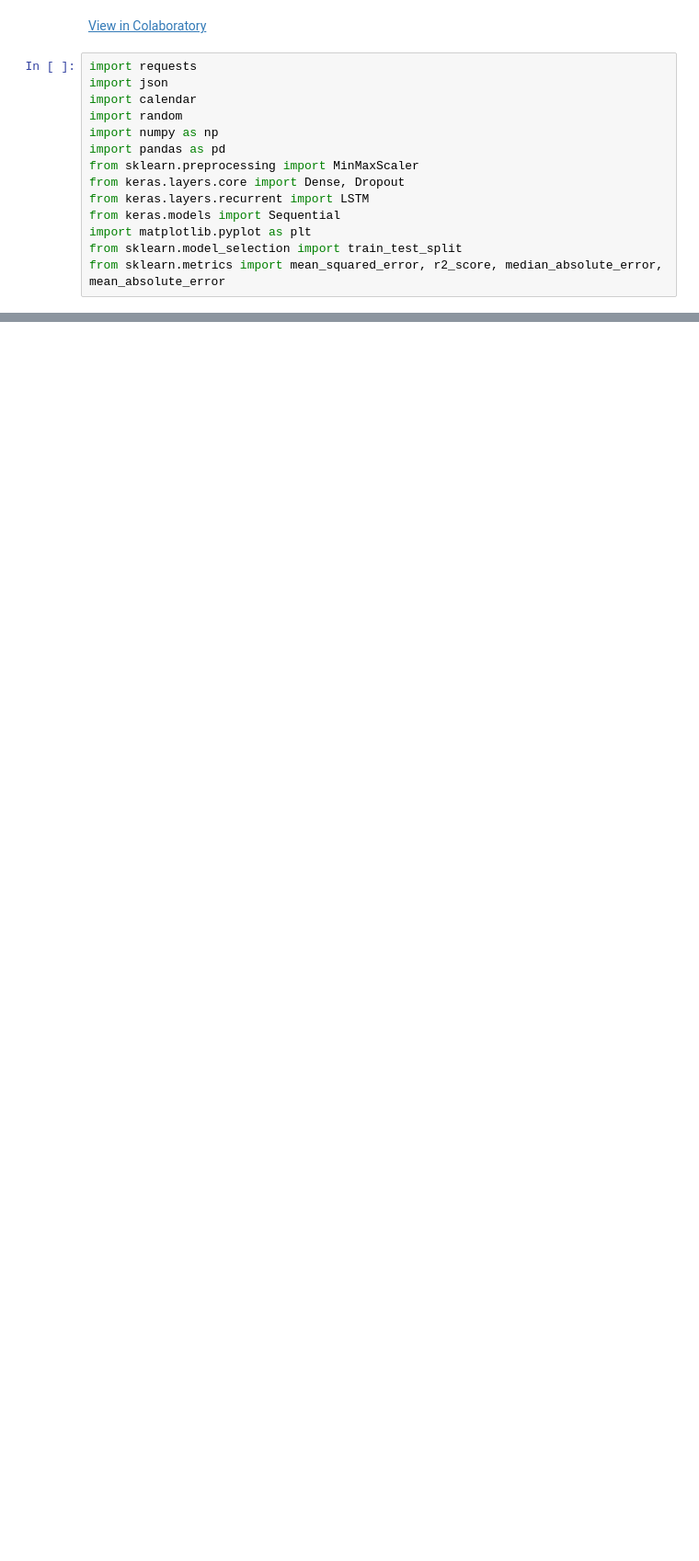
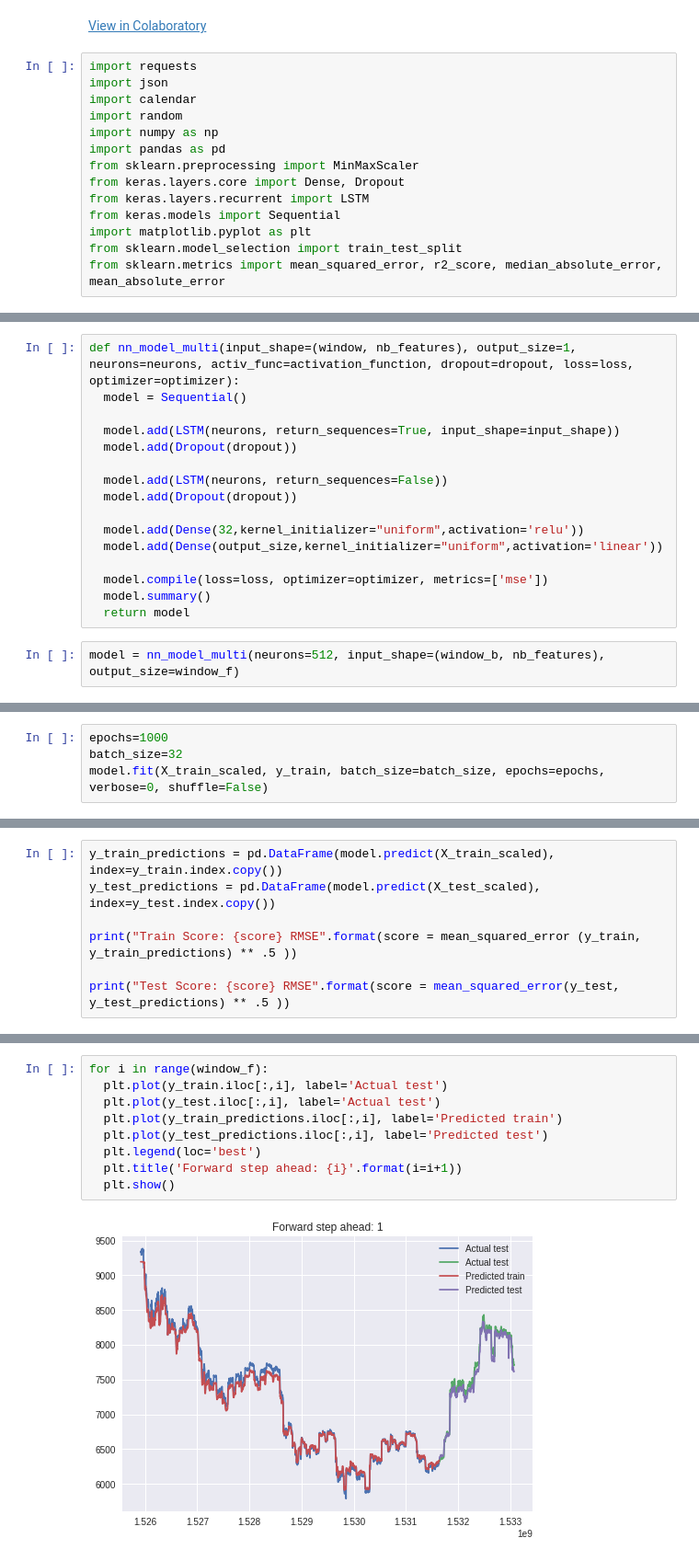
Before and after one commit to MarcinWylot/CryptocurrencyPricePredictor, a Jupyter notebook: BitcoinPredictWithLSTM.ipynb, the cells around one changed output, grey strips where cells are left out. Shown at 92% size. Saved outputs shown, nothing was run; the diff lists cells and outputs as text; blank space fills up the shorter version.

```diff
--- a/BitcoinPredictWithLSTM.ipynb
+++ b/BitcoinPredictWithLSTM.ipynb
@@ -190,0 +342,18 @@ plt.show()
+# %%
+def nn_model_multi(input_shape=(window, nb_features), output_size=1, neurons=neurons, activ_func=activation_function, dropout=dropout, loss=loss, optimizer=optimizer):
+  model = Sequential()
+
+  model.add(LSTM(neurons, return_sequences=True, input_shape=input_shape))
+  model.add(Dropout(dropout))
+
+  model.add(LSTM(neurons, return_sequences=False))
+  model.add(Dropout(dropout))
+
+  model.add(Dense(32,kernel_initializer="uniform",activation='relu'))
+  model.add(Dense(output_size,kernel_initializer="uniform",activation='linear'))
+
+  model.compile(loss=loss, optimizer=optimizer, metrics=['mse'])
+  model.summary()
+  return model
+# %%
+model = nn_model_multi(neurons=512, input_shape=(window_b, nb_features), output_size=window_f)
@@ -190,0 +380,4 @@ plt.show()
+# %%
+epochs=1000
+batch_size=32
+model.fit(X_train_scaled, y_train, batch_size=batch_size, epochs=epochs, verbose=0, shuffle=False)
@@ -190,0 +386,7 @@ plt.show()
+# %%
+y_train_predictions = pd.DataFrame(model.predict(X_train_scaled), index=y_train.index.copy())
+y_test_predictions = pd.DataFrame(model.predict(X_test_scaled), index=y_test.index.copy())
+
+print("Train Score: {score} RMSE".format(score = mean_squared_error (y_train, y_train_predictions) ** .5 ))
+
+print("Test Score: {score} RMSE".format(score = mean_squared_error(y_test, y_test_predictions) ** .5 ))
@@ -190,0 +396,11 @@ plt.show()
+# %%
+for i in range(window_f):
+  plt.plot(y_train.iloc[:,i], label='Actual test')
+  plt.plot(y_test.iloc[:,i], label='Actual test')
+  plt.plot(y_train_predictions.iloc[:,i], label='Predicted train')
+  plt.plot(y_test_predictions.iloc[:,i], label='Predicted test')
+  plt.legend(loc='best')
+  plt.title('Forward step ahead: {i}'.format(i=i+1))
+  plt.show()
+# %% [output]
+[figure, added]
```
Also changed, not shown: parts of 22 cells of this notebook.
